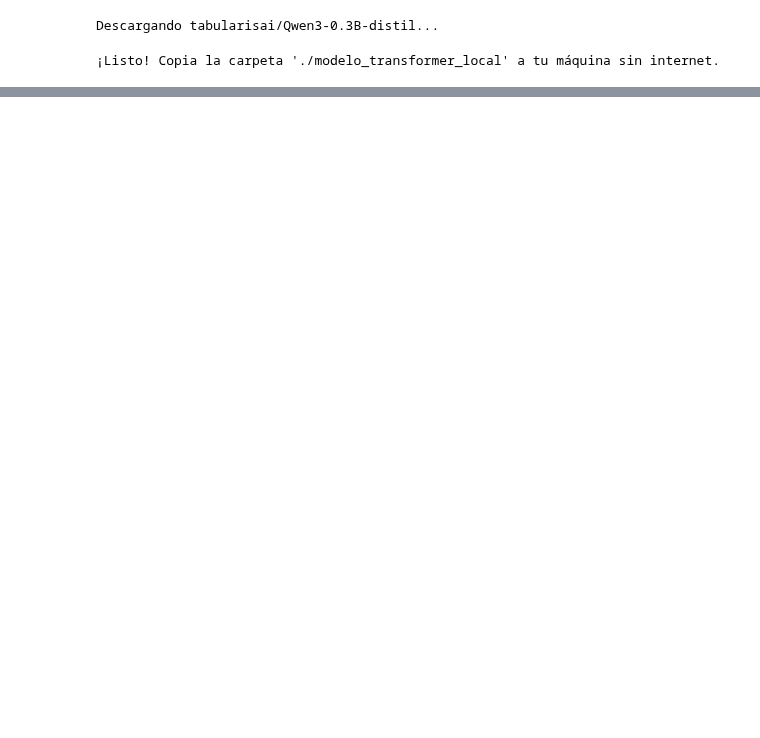
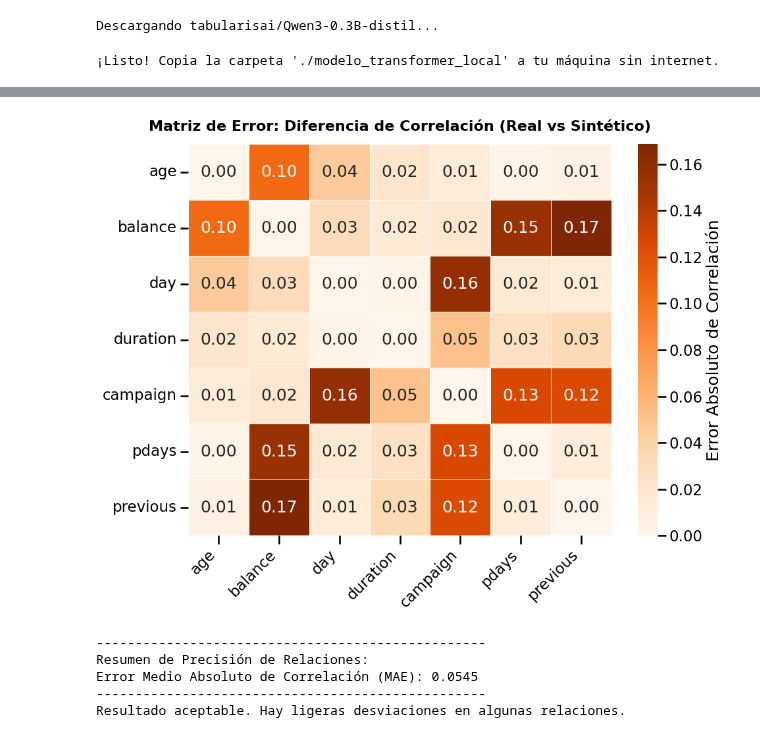
Before and after one commit to perez-alejandrodaniel/synthetic-data-learning, a Jupyter notebook: notebooks/be_great/bank_gpt.ipynb, the cells around one changed output, grey strips where cells are left out. Cells and saved outputs as stored; diff of their text form; code cells hidden in the pictures; blank space fills up the shorter version.

```diff
--- a/notebooks/be_great/bank_gpt.ipynb
+++ b/notebooks/be_great/bank_gpt.ipynb
@@ -145,0 +250,55 @@ Puntaje General: 52.77%
+# %%
+import numpy as np
+import pandas as pd
+import seaborn as sns
+import matplotlib.pyplot as plt
+
+#Calcular matrices de correlación usando Spearman (ideal para distribuciones no normales)
+corr_real = df_real[num_cols].corr(method='spearman')
+corr_sintetica = df_synthetic[num_cols].corr(method='spearman')
+
+# 3. Calcular la diferencia absoluta entre ambas matrices
+matriz_diferencia = np.abs(corr_real - corr_sintetica)
+
+# 4. Configurar el estilo visual para presentación
+sns.set_context("talk")
+plt.figure(figsize=(10, 8))
+
+# Graficamos la matriz de error
+sns.heatmap(
+    matriz_diferencia,
+    annot=True,
+    cmap="Oranges",
+    fmt=".2f",
+    linewidths=.5,
+    cbar_kws={'label': 'Error Absoluto de Correlación'}
+)
+
+plt.title("Matriz de Error: Diferencia de Correlación (Real vs Sintético)", fontsize=16, fontweight='bold', pad=15)
+plt.xticks(rotation=45, ha='right')
+plt.tight_layout()
+plt.show()
+
+# 5. Métrica de resumen: Error Medio Absoluto (MAE) de las correlaciones
+# Tomamos solo el triángulo superior para no duplicar los cálculos (la matriz es simétrica)
+indices_triu = np.triu_indices_from(matriz_diferencia, k=1)
+mae_corr = matriz_diferencia.values[indices_triu].mean()
+
+print("-" * 50)
+print(f"Resumen de Precisión de Relaciones:")
+print(f"Error Medio Absoluto de Correlación (MAE): {mae_corr:.4f}")
+print("-" * 50)
+
+if mae_corr <= 0.05:
+    print("El modelo respeta las relaciones de manera óptima.")
+elif mae_corr <= 0.10:
+    print("Resultado aceptable. Hay ligeras desviaciones en algunas relaciones.")
+else:
+    print("❌ El error es alto. Considera revisar los hiperparámetros o la distribución por defecto.")
+# %% [output]
+[figure, added]
+--------------------------------------------------
+Resumen de Precisión de Relaciones:
+Error Medio Absoluto de Correlación (MAE): 0.0545
+--------------------------------------------------
+Resultado aceptable. Hay ligeras desviaciones en algunas relaciones.
```
Also changed, not shown: parts of 14 cells of this notebook, 15 other files.
